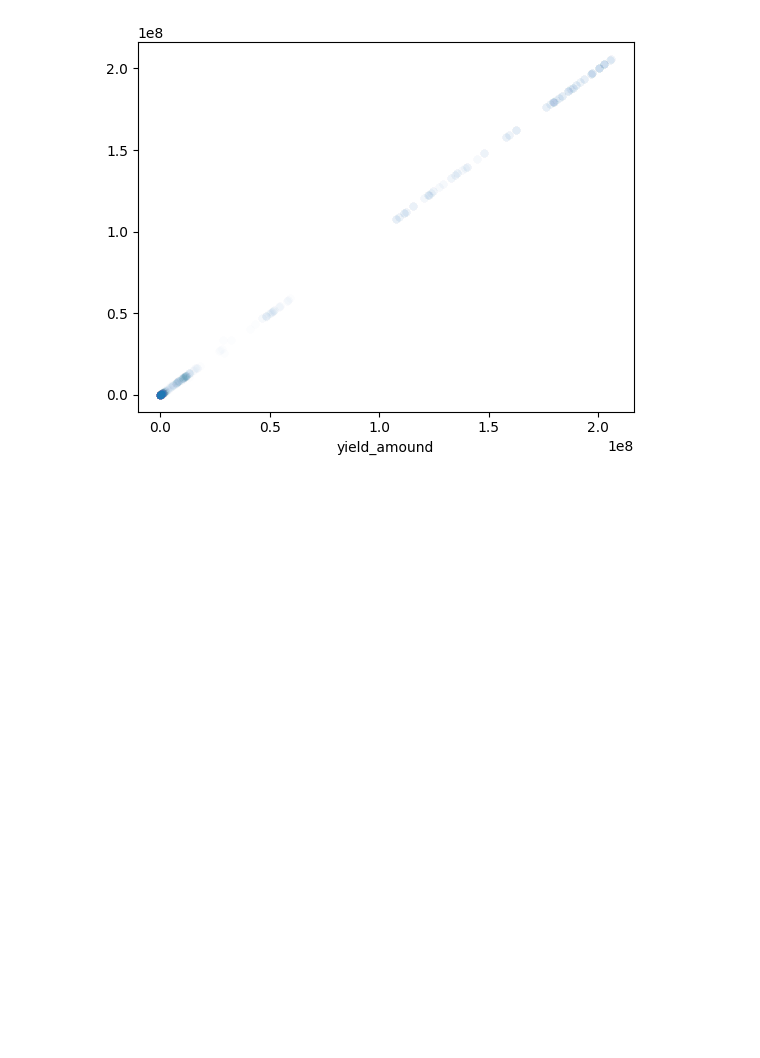
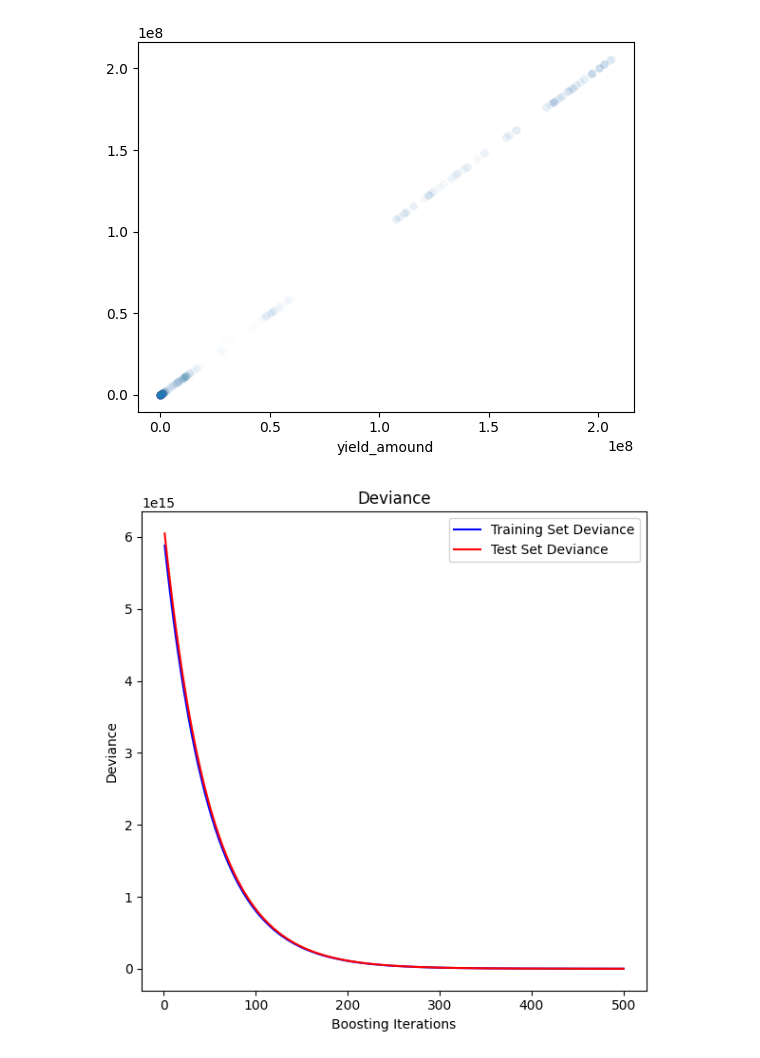
Before and after one commit to LucasJohannsenShadow/AVCD, a Jupyter notebook: machinelikedone.ipynb, the cells around one changed output. Drawn from its saved outputs; the diff is of its cells as text; code cells hidden in the pictures; blank space fills up the shorter version.

Commit message:
adding gradient boosting regressor

```diff
--- a/machinelikedone.ipynb
+++ b/machinelikedone.ipynb
@@ -149,3 +165,59 @@ sns.scatterplot(x=y_test, y=y_pred, alpha= 0.01)
 # %% [output]
 <Axes: xlabel='yield_amound'>
 [figure]
+# %%
+from sklearn.metrics import mean_squared_error
+from sklearn.datasets import make_friedman1
+from sklearn.ensemble import GradientBoostingRegressor
+import numpy as np
+import matplotlib.pyplot as plt
+from sklearn import datasets, ensemble
+X = yield_df_onehot.drop("yield_amound", axis=1)
+y = yield_df_onehot['yield_amound']
+
+X_train, X_test, y_train, y_test = train_test_split(
+    X, y, test_size=0.2
+)
+
+
+params = {
+    "n_estimators": 500,
+    "max_depth": 8,
+    "min_samples_split": 2,
+    "learning_rate": 0.01,
+    "loss": "squared_error",
+}
+reg = ensemble.GradientBoostingRegressor(**params)
+reg.fit(X_train, y_train)
+
+mse = mean_squared_error(y_test, reg.predict(X_test))
+
+est = GradientBoostingRegressor(
+    n_estimators=500, learning_rate=0.1, max_depth=5, random_state=0,
+    loss='squared_error'
+).fit(X_train, y_train)
+mean_squared_error(y_test, est.predict(X_test))
+
+test_score = np.zeros((params["n_estimators"],), dtype=np.float64)
+for i, y_pred in enumerate(reg.staged_predict(X_test)):
+    test_score[i] = mean_squared_error(y_test, y_pred)
+
+fig = plt.figure(figsize=(6, 6))
+plt.subplot(1, 1, 1)
+plt.title("Deviance")
+plt.plot(
+    np.arange(params["n_estimators"]) + 1,
+    reg.train_score_,
+    "b-",
+    label="Training Set Deviance",
+)
+plt.plot(
+    np.arange(params["n_estimators"]) + 1, test_score, "r-", label="Test Set Deviance"
+)
+plt.legend(loc="upper right")
+plt.xlabel("Boosting Iterations")
+plt.ylabel("Deviance")
+fig.tight_layout()
+plt.show()
+# %% [output]
+[figure, added]
```
Also changed, not shown: parts of 5 cells of this notebook.
